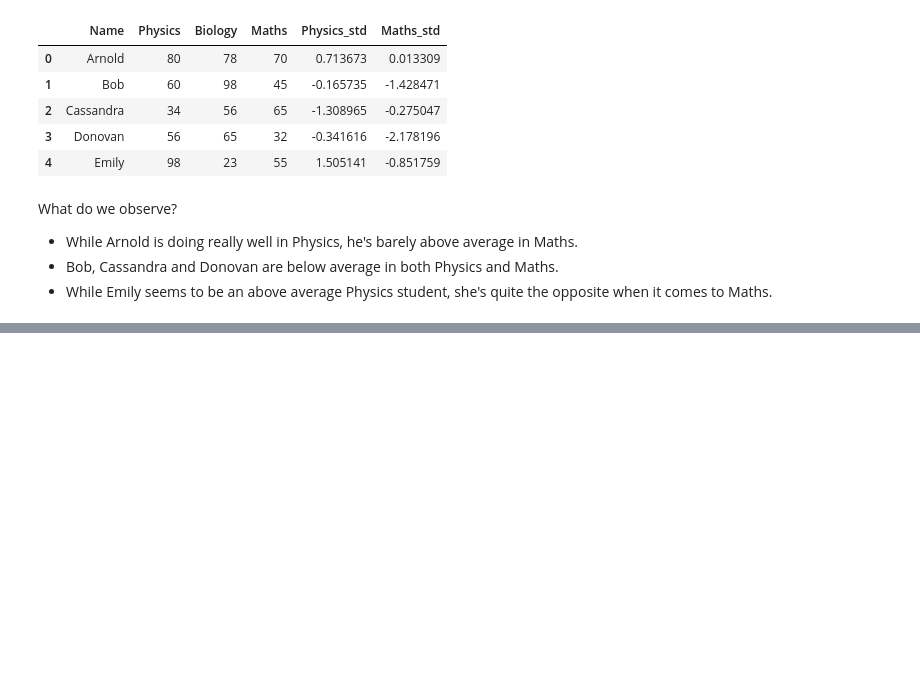
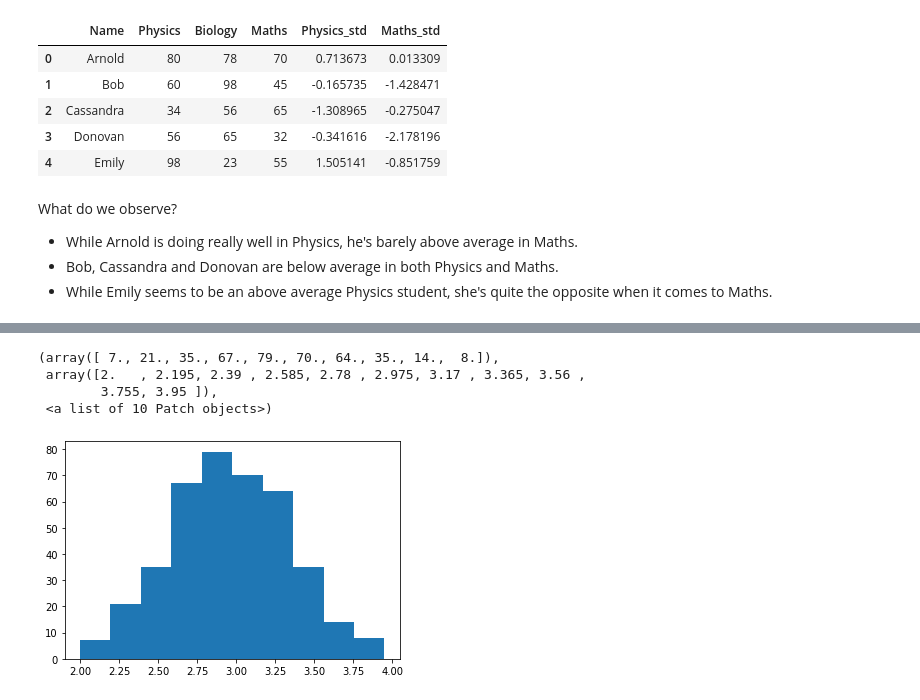
Before and after one commit to CertifaiAI/data-science-fundamentals, a Jupyter notebook: training/01-2_Statistics and Probability.ipynb, the cells around one changed output, grey strips where cells are left out. Drawn from its saved outputs; the diff is of its cells as text; code cells hidden in the pictures; blank space fills up the shorter version.

```diff
--- a/training/01-2_Statistics and Probability.ipynb
+++ b/training/01-2_Statistics and Probability.ipynb
@@ -110,0 +217,13 @@ Consider whether handedness is independent of sex. The probability of being left
+# %%
+def sample_pois(_):
+    samples = poisson.rvs(mu = 3, size = 20)
+    return np.mean(samples)
+
+means = list(map(sample_pois, np.arange(400)))
+plt.hist(means)
+# %% [output]
+(array([ 7., 21., 35., 67., 79., 70., 64., 35., 14.,  8.]),
+ array([2.   , 2.195, 2.39 , 2.585, 2.78 , 2.975, 3.17 , 3.365, 3.56 ,
+        3.755, 3.95 ]),
+ <a list of 10 Patch objects>)
+[figure, added]
```
Also changed, not shown: parts of 23 cells of this notebook.
